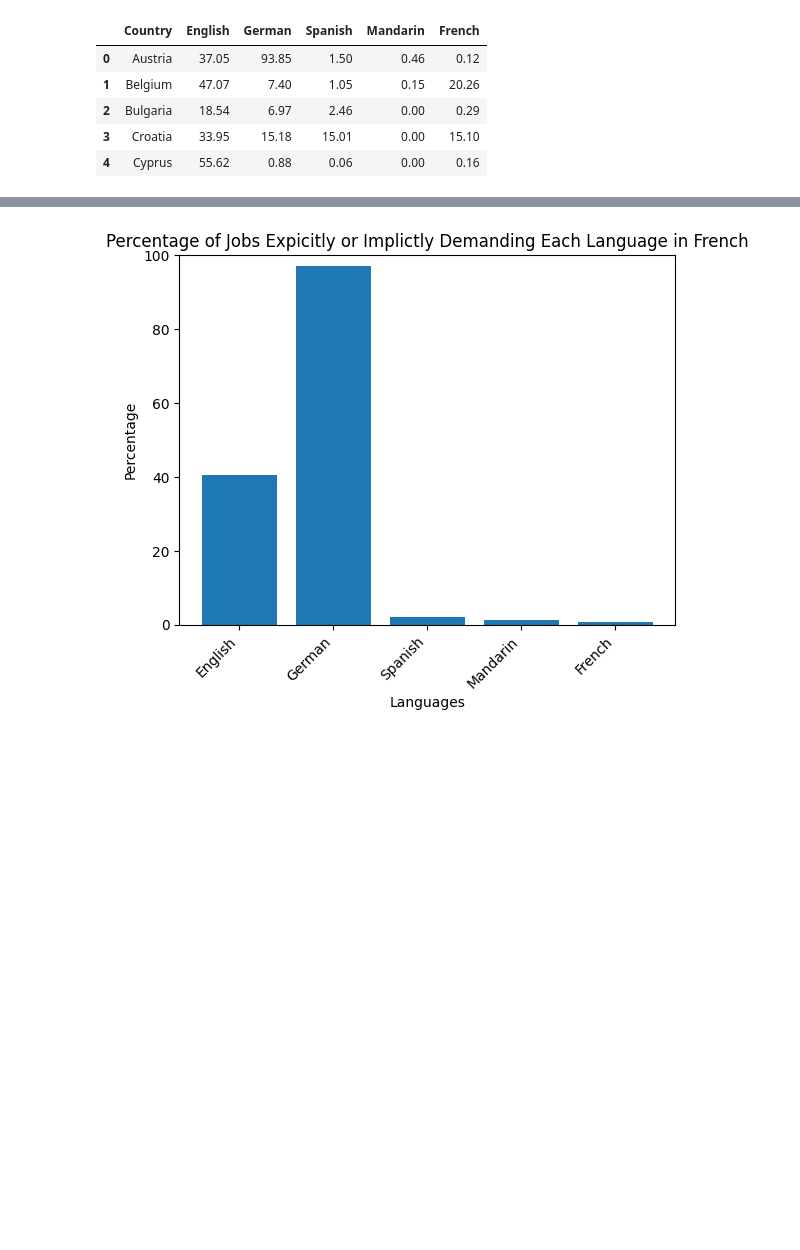
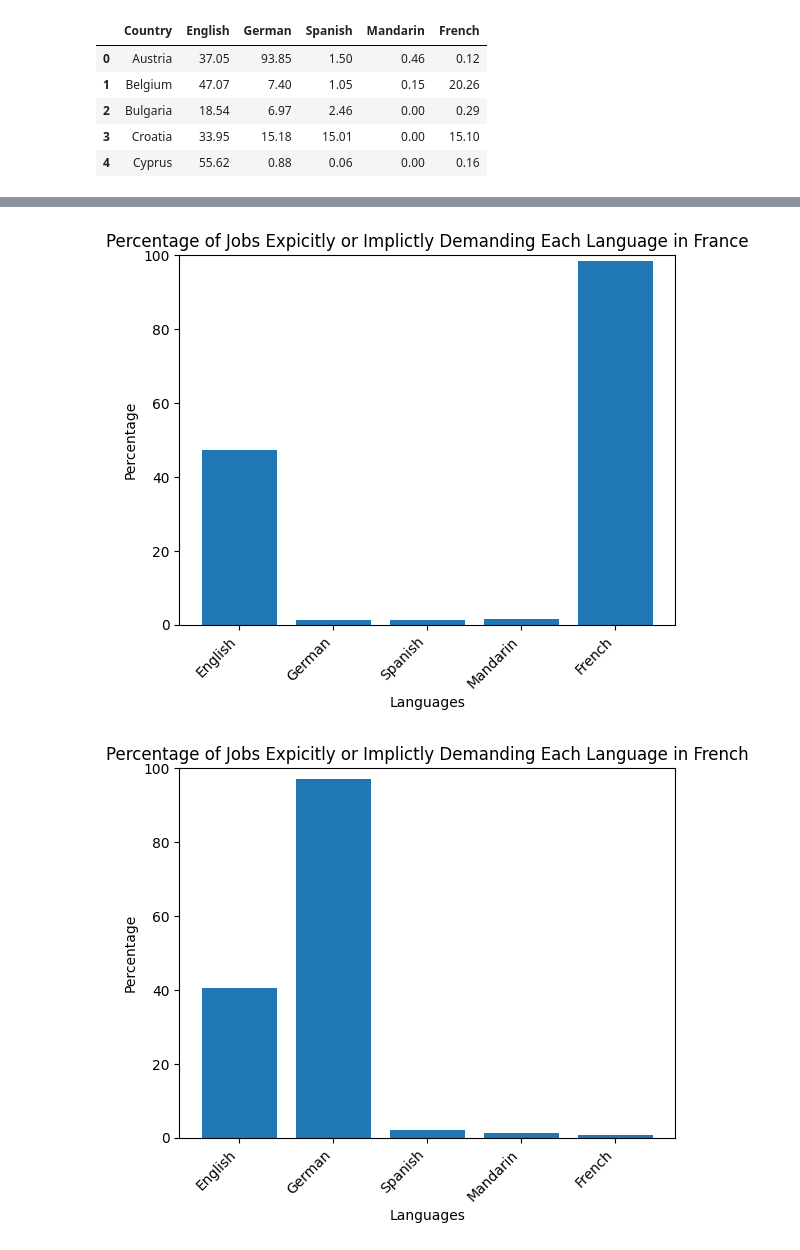
Before and after one commit to devingoldstein/QM2, a Jupyter notebook: Untitled6.ipynb, the cells around one changed output, grey strips where cells are left out. Drawn from its saved outputs; the diff is of its cells as text; code cells hidden in the pictures; blank space fills up the shorter version.

```diff
--- a/Untitled6.ipynb
+++ b/Untitled6.ipynb
@@ -78,3 +90,17 @@ plt.show()
+# %%
+clean.set_index(clean.columns[0], inplace=True)
+france_data = clean.loc['France']
+plt.bar(france_data.index, france_data)
+plt.xlabel('Languages')
+plt.ylabel('Percentage')
+plt.title(f'Percentage of Jobs Expicitly or Implictly Demanding Each Language in France')
+
+plt.xticks(rotation=45, ha='right')
+plt.ylim(0, 100)
+
+plt.show()
+# %% [output]
+[figure, added]
 # %%
 clean.set_index(clean.columns[0], inplace=True)
 germany_data = clean.loc['Germany']
```
Also changed, not shown: parts of 3 cells of this notebook.
